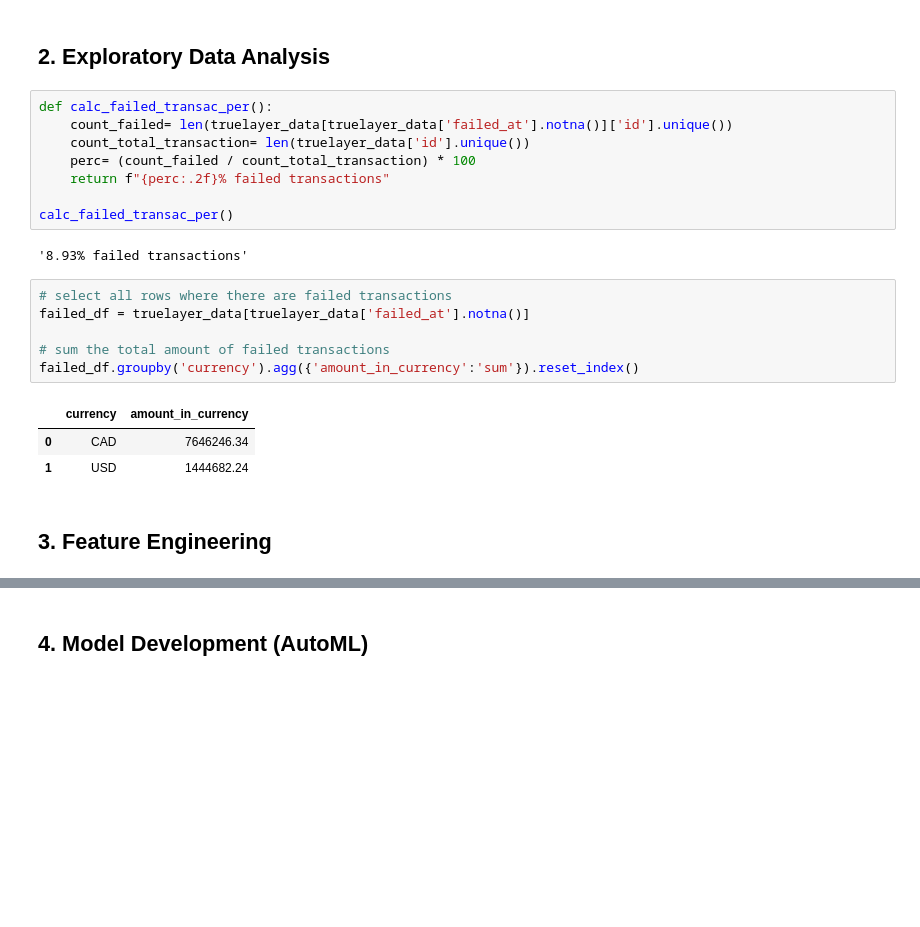
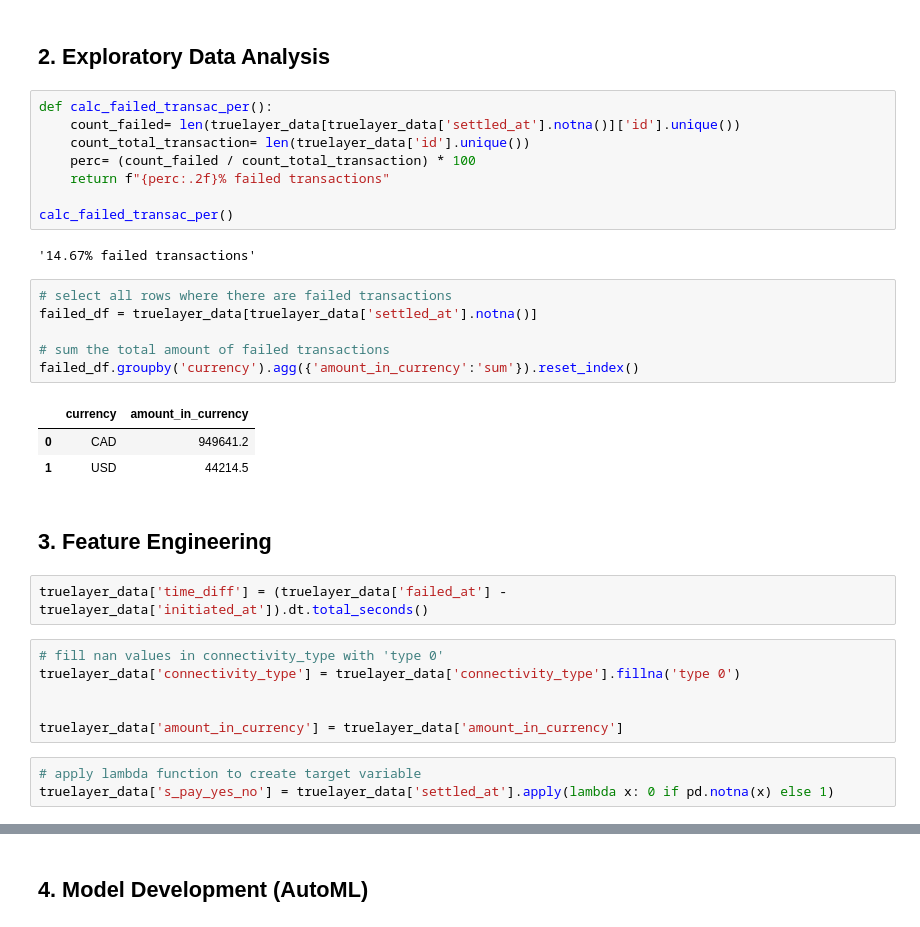
Before and after one commit to zaahirdawood/automl-truelayer, a Jupyter notebook: automl-pipeline.ipynb, the cells around one changed output, grey strips where cells are left out. Cells and saved outputs as stored; diff of their text form; blank space fills up the shorter version.

```diff
--- a/automl-pipeline.ipynb
+++ b/automl-pipeline.ipynb
@@ -96,23 +78,34 @@ memory usage: 76.3+ MB
 ## 2. Exploratory Data Analysis
 # %%
 def calc_failed_transac_per():
-    count_failed= len(truelayer_data[truelayer_data['failed_at'].notna()]['id'].unique())
+    count_failed= len(truelayer_data[truelayer_data['settled_at'].notna()]['id'].unique())
     count_total_transaction= len(truelayer_data['id'].unique())
     perc= (count_failed / count_total_transaction) * 100
     return f"{perc:.2f}% failed transactions"
 
 calc_failed_transac_per()
 # %% [output]
-'8.93% failed transactions'
+'14.67% failed transactions'
 # %%
 # select all rows where there are failed transactions
-failed_df = truelayer_data[truelayer_data['failed_at'].notna()]
+failed_df = truelayer_data[truelayer_data['settled_at'].notna()]
 
 # sum the total amount of failed transactions
 failed_df.groupby('currency').agg({'amount_in_currency':'sum'}).reset_index()
 # %% [output]
 |  | currency | amount_in_currency |
-| 0 | CAD | 7646246.34 |
-| 1 | USD | 1444682.24 |
+| 0 | CAD | 949641.2 |
+| 1 | USD | 44214.5 |
 # %% [markdown]
 ## 3. Feature Engineering
+# %%
+truelayer_data['time_diff'] = (truelayer_data['failed_at'] - truelayer_data['initiated_at']).dt.total_seconds()
+# %%
+# fill nan values in connectivity_type with 'type 0'
+truelayer_data['connectivity_type'] = truelayer_data['connectivity_type'].fillna('type 0')
+
+
+truelayer_data['amount_in_currency'] = truelayer_data['amount_in_currency']
+# %%
+# apply lambda function to create target variable
+truelayer_data['s_pay_yes_no'] = truelayer_data['settled_at'].apply(lambda x: 0 if pd.notna(x) else 1)
```
Also changed, not shown: parts of 22 cells of this notebook, 3 other files.
